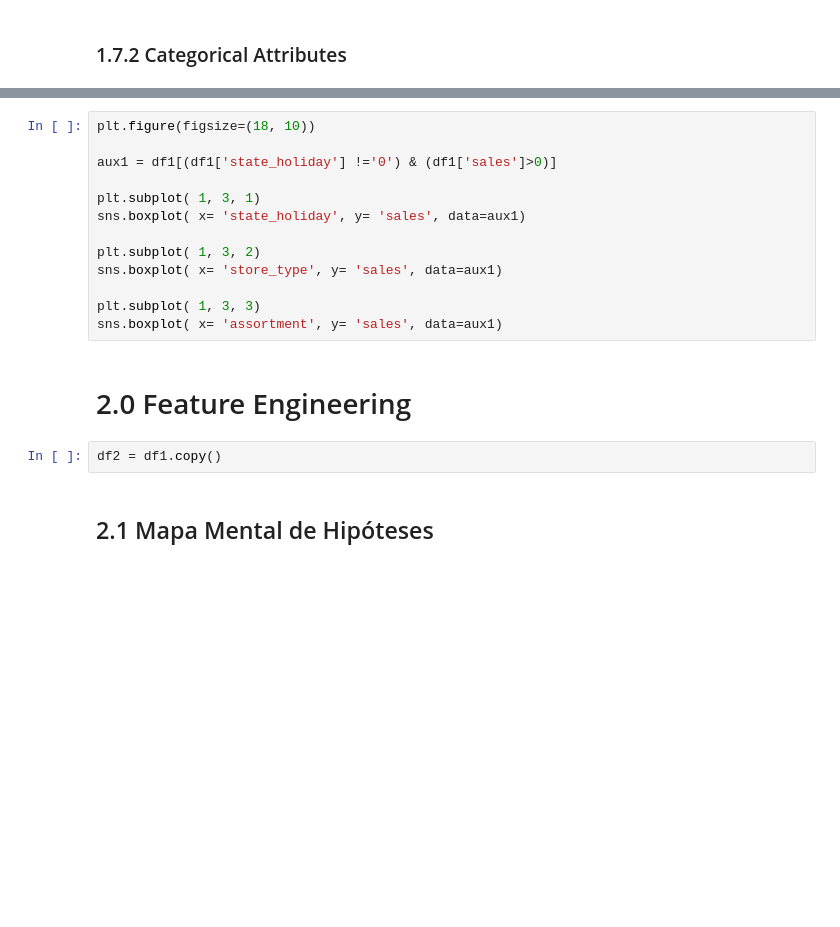
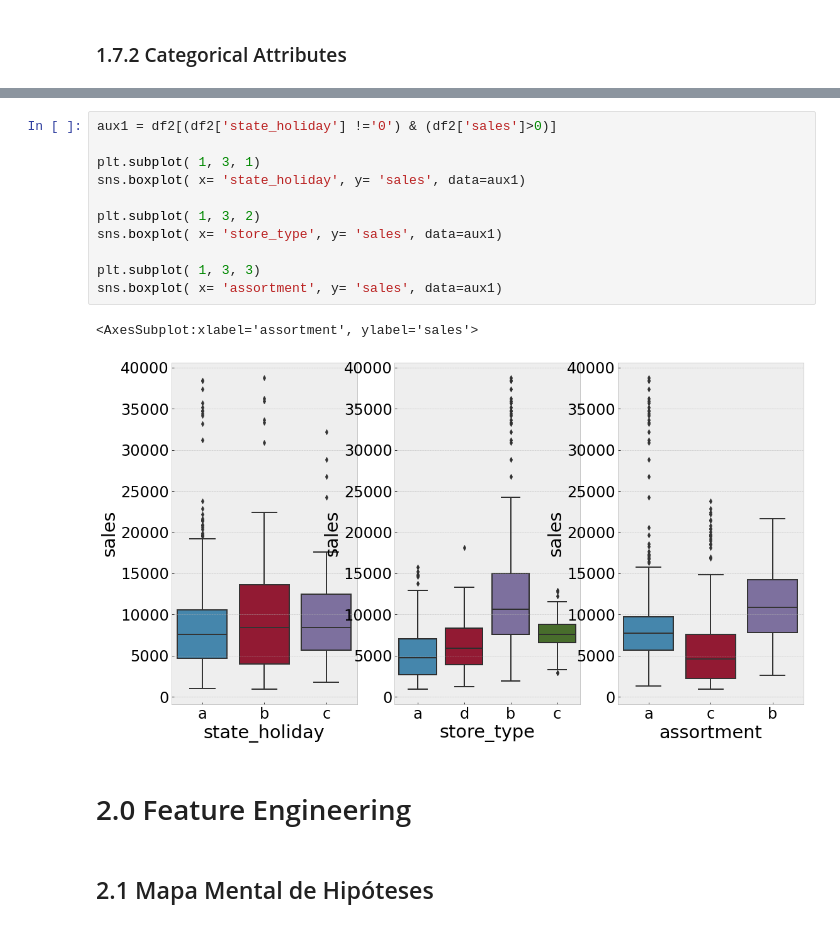
Before and after one commit to AlexsandroSilveira/ds_producao, a Jupyter notebook: store_sales_prediction.ipynb, the cells around one changed output, grey strips where cells are left out. Cells and saved outputs as stored; diff of their text form; blank space fills up the shorter version.

```diff
--- a/store_sales_prediction.ipynb
+++ b/store_sales_prediction.ipynb
@@ -129,20 +142,19 @@ cat_attributes.apply( lambda x: x.unique().shape[0])
 # %%
-plt.figure(figsize=(18, 10))
-
-aux1 = df1[(df1['state_holiday'] !='0') & (df1['sales']>0)]
+aux1 = df2[(df2['state_holiday'] !='0') & (df2['sales']>0)]
 
 plt.subplot( 1, 3, 1)
 sns.boxplot( x= 'state_holiday', y= 'sales', data=aux1)
 
 plt.subplot( 1, 3, 2)
 sns.boxplot( x= 'store_type', y= 'sales', data=aux1)
 
 plt.subplot( 1, 3, 3)
 sns.boxplot( x= 'assortment', y= 'sales', data=aux1)
+# %% [output]
+<AxesSubplot:xlabel='assortment', ylabel='sales'>
+[figure, added]
 # %% [markdown]
 # 2.0 Feature Engineering
-# %%
-df2 = df1.copy()
 # %% [markdown]
 ## 2.1 Mapa Mental de Hipóteses
 # %%
```
Also changed, not shown: parts of 44 cells of this notebook.
